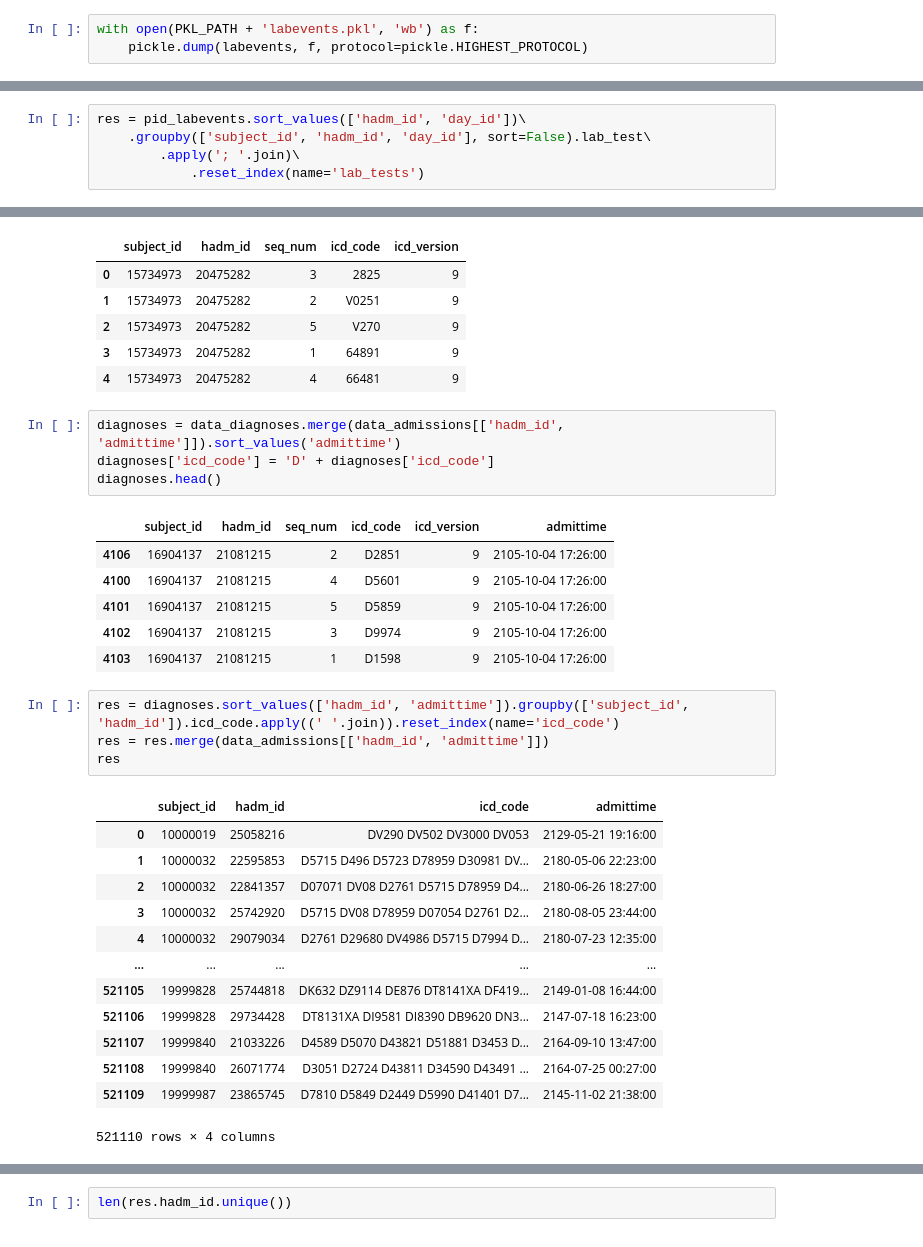
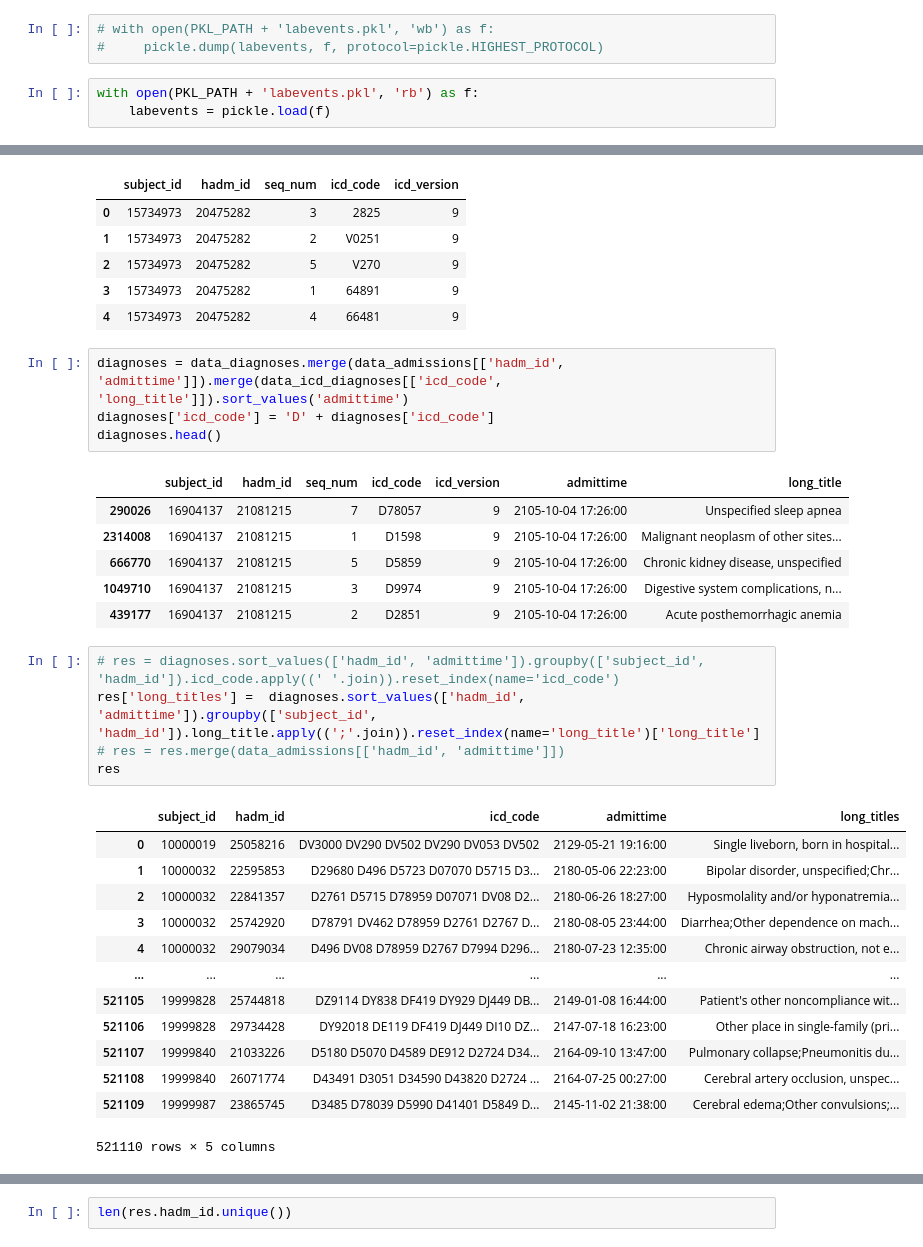
Before and after one commit to maslenkovas/aki_prediction, a Jupyter notebook: other/preprocessing.ipynb, the cells around one changed output, grey strips where cells are left out. Cells and saved outputs as stored; diff of their text form.

```diff
--- a/other/preprocessing.ipynb
+++ b/other/preprocessing.ipynb
@@ -316,8 +321,11 @@ Data columns (total 8 columns):
 dtypes: datetime64[ns](1), float64(1), int64(2), object(3), uint32(1)
 memory usage: 1.8+ GB
 # %%
-with open(PKL_PATH + 'labevents.pkl', 'wb') as f:
-    pickle.dump(labevents, f, protocol=pickle.HIGHEST_PROTOCOL)
+# with open(PKL_PATH + 'labevents.pkl', 'wb') as f:
+#     pickle.dump(labevents, f, protocol=pickle.HIGHEST_PROTOCOL)
+# %%
+with open(PKL_PATH + 'labevents.pkl', 'rb') as f:
+    labevents = pickle.load(f)
 # %% [markdown]
 ## Demographics
 # %%
@@ -1232,11 +1238,6 @@ get_medications(adm)
   'BuPROPion (Sustained Release) {150} mg ; Pneumococcal Vac Polyvalent {0.5} mL ; Sodium Chloride 0.9%  Flush {3} mL ; Ondansetron {4} mg ; Pantoprazole {40} mg ; Aluminum-Magnesium Hydrox.-Simethico ...
 # %% [markdown]
 ## Diagnoses
-# %%
-res = pid_labevents.sort_values(['hadm_id', 'day_id'])\
-    .groupby(['subject_id', 'hadm_id', 'day_id'], sort=False).lab_test\
-        .apply('; '.join)\
-            .reset_index(name='lab_tests')
 # %%
 data_diagnoses.head()
 # %% [output]
@@ -1247,34 +1248,35 @@ data_diagnoses.head()
 | 3 | 15734973 | 20475282 | 1 | 64891 | 9 |
 | 4 | 15734973 | 20475282 | 4 | 66481 | 9 |
 # %%
-diagnoses = data_diagnoses.merge(data_admissions[['hadm_id', 'admittime']]).sort_values('admittime')
+diagnoses = data_diagnoses.merge(data_admissions[['hadm_id', 'admittime']]).merge(data_icd_diagnoses[['icd_code', 'long_title']]).sort_values('admittime')
 diagnoses['icd_code'] = 'D' + diagnoses['icd_code']
 diagnoses.head()
 # %% [output]
-|  | subject_id | hadm_id | seq_num | icd_code | icd_version | admittime |
-| 4106 | 16904137 | 21081215 | 2 | D2851 | 9 | 2105-10-04 17:26:00 |
-| 4100 | 16904137 | 21081215 | 4 | D5601 | 9 | 2105-10-04 17:26:00 |
-| 4101 | 16904137 | 21081215 | 5 | D5859 | 9 | 2105-10-04 17:26:00 |
-| 4102 | 16904137 | 21081215 | 3 | D9974 | 9 | 2105-10-04 17:26:00 |
-| 4103 | 16904137 | 21081215 | 1 | D1598 | 9 | 2105-10-04 17:26:00 |
+|  | subject_id | hadm_id | seq_num | icd_code | icd_version | admittime | long_title |
+| 290026 | 16904137 | 21081215 | 7 | D78057 | 9 | 2105-10-04 17:26:00 | Unspecified sleep apnea |
+| 2314008 | 16904137 | 21081215 | 1 | D1598 | 9 | 2105-10-04 17:26:00 | Malignant neoplasm of other sites... |
+| 666770 | 16904137 | 21081215 | 5 | D5859 | 9 | 2105-10-04 17:26:00 | Chronic kidney disease, unspecified |
+| 1049710 | 16904137 | 21081215 | 3 | D9974 | 9 | 2105-10-04 17:26:00 | Digestive system complications, n... |
+| 439177 | 16904137 | 21081215 | 2 | D2851 | 9 | 2105-10-04 17:26:00 | Acute posthemorrhagic anemia |
 # %%
-res = diagnoses.sort_values(['hadm_id', 'admittime']).groupby(['subject_id', 'hadm_id']).icd_code.apply((' '.join)).reset_index(name='icd_code')
-res = res.merge(data_admissions[['hadm_id', 'admittime']])
+# res = diagnoses.sort_values(['hadm_id', 'admittime']).groupby(['subject_id', 'hadm_id']).icd_code.apply((' '.join)).reset_index(name='icd_code')
+res['long_titles'] =  diagnoses.sort_values(['hadm_id', 'admittime']).groupby(['subject_id', 'hadm_id']).long_title.apply((';'.join)).reset_index(name='long_title')['long_title']
+# res = res.merge(data_admissions[['hadm_id', 'admittime']])
 res
 # %% [output]
-|  | subject_id | hadm_id | icd_code | admittime |
-| 0 | 10000019 | 25058216 | DV290 DV502 DV3000 DV053 | 2129-05-21 19:16:00 |
-| 1 | 10000032 | 22595853 | D5715 D496 D5723 D78959 D30981 DV... | 2180-05-06 22:23:00 |
-| 2 | 10000032 | 22841357 | D07071 DV08 D2761 D5715 D78959 D4... | 2180-06-26 18:27:00 |
-| 3 | 10000032 | 25742920 | D5715 DV08 D78959 D07054 D2761 D2... | 2180-08-05 23:44:00 |
-| 4 | 10000032 | 29079034 | D2761 D29680 DV4986 D5715 D7994 D... | 2180-07-23 12:35:00 |
-| ... | ... | ... | ... | ... |
-| 521105 | 19999828 | 25744818 | DK632 DZ9114 DE876 DT8141XA DF419... | 2149-01-08 16:44:00 |
-| 521106 | 19999828 | 29734428 | DT8131XA DI9581 DI8390 DB9620 DN3... | 2147-07-18 16:23:00 |
-| 521107 | 19999840 | 21033226 | D4589 D5070 D43821 D51881 D3453 D... | 2164-09-10 13:47:00 |
-| 521108 | 19999840 | 26071774 | D3051 D2724 D43811 D34590 D43491 ... | 2164-07-25 00:27:00 |
-| 521109 | 19999987 | 23865745 | D7810 D5849 D2449 D5990 D41401 D7... | 2145-11-02 21:38:00 |
+|  | subject_id | hadm_id | icd_code | admittime | long_titles |
+| 0 | 10000019 | 25058216 | DV3000 DV290 DV502 DV290 DV053 DV502 | 2129-05-21 19:16:00 | Single liveborn, born in hospital... |
+| 1 | 10000032 | 22595853 | D29680 D496 D5723 D07070 D5715 D3... | 2180-05-06 22:23:00 | Bipolar disorder, unspecified;Chr... |
+| 2 | 10000032 | 22841357 | D2761 D5715 D78959 D07071 DV08 D2... | 2180-06-26 18:27:00 | Hyposmolality and/or hyponatremia... |
+| 3 | 10000032 | 25742920 | D78791 DV462 D78959 D2761 D2767 D... | 2180-08-05 23:44:00 | Diarrhea;Other dependence on mach... |
+| 4 | 10000032 | 29079034 | D496 DV08 D78959 D2767 D7994 D296... | 2180-07-23 12:35:00 | Chronic airway obstruction, not e... |
+| ... | ... | ... | ... | ... | ... |
+| 521105 | 19999828 | 25744818 | DZ9114 DY838 DF419 DY929 DJ449 DB... | 2149-01-08 16:44:00 | Patient's other noncompliance wit... |
+| 521106 | 19999828 | 29734428 | DY92018 DE119 DF419 DJ449 DI10 DZ... | 2147-07-18 16:23:00 | Other place in single-family (pri... |
+| 521107 | 19999840 | 21033226 | D5180 D5070 D4589 DE912 D2724 D34... | 2164-09-10 13:47:00 | Pulmonary collapse;Pneumonitis du... |
+| 521108 | 19999840 | 26071774 | D43491 D3051 D34590 D43820 D2724 ... | 2164-07-25 00:27:00 | Cerebral artery occlusion, unspec... |
+| 521109 | 19999987 | 23865745 | D3485 D78039 D5990 D41401 D5849 D... | 2145-11-02 21:38:00 | Cerebral edema;Other convulsions;... |
-521110 rows × 4 columns
+521110 rows × 5 columns
 # %%
 format_ = '%Y-%m-%d %H:%M:%S'
 res['admittime'] = pd.to_datetime(res['admittime'], format=format_)
```
Also changed, not shown: parts of 92 cells of this notebook, 2 other files.
